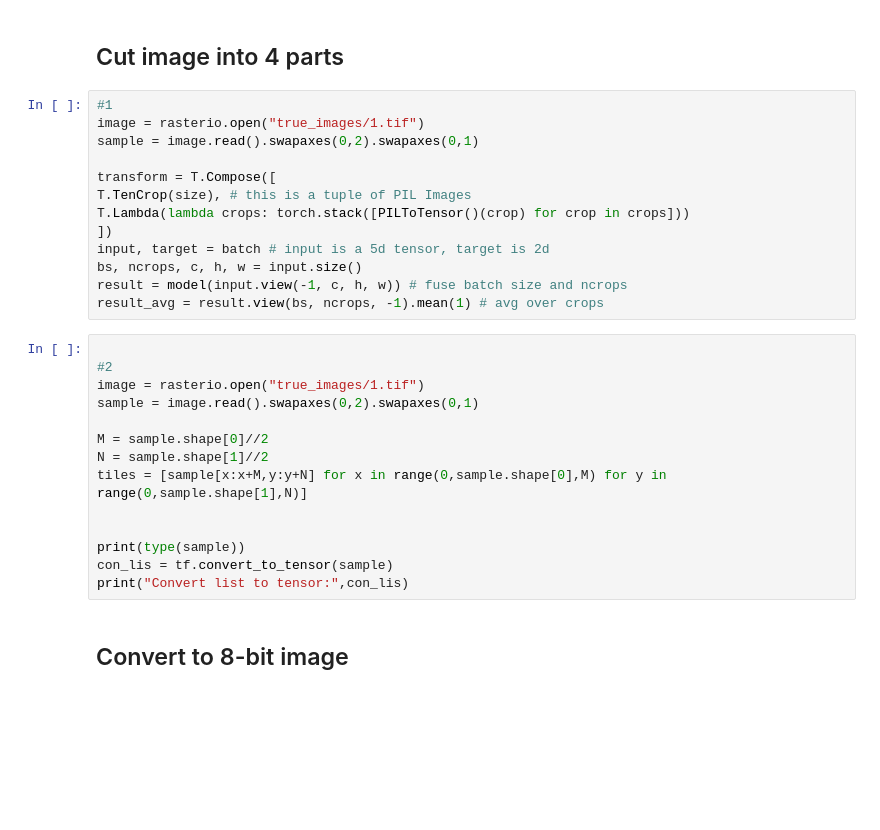
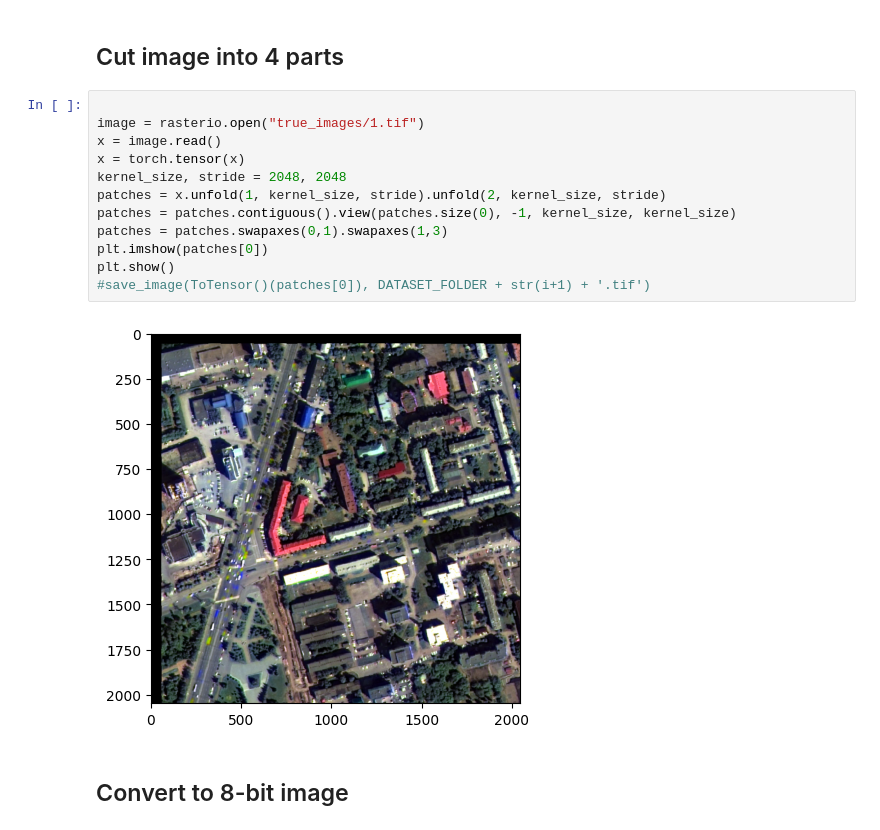
Before and after one commit to DrBorisgab/cv-corruption-research, a Jupyter notebook: preprocessing_images.ipynb, the cells around one changed output. Cells and saved outputs as stored; diff of their text form; blank space fills up the shorter version.

```diff
--- a/preprocessing_images.ipynb
+++ b/preprocessing_images.ipynb
@@ -46,33 +48,20 @@ for i in range(15):
     mask_sample.save(OUT_PATH)
 # %% [markdown]
 ## Cut image into 4 parts
-# %%
-#1
-image = rasterio.open("true_images/1.tif")
-sample = image.read().swapaxes(0,2).swapaxes(0,1)
-
-transform = T.Compose([
-T.TenCrop(size), # this is a tuple of PIL Images
-T.Lambda(lambda crops: torch.stack([PILToTensor()(crop) for crop in crops]))
-])
-input, target = batch # input is a 5d tensor, target is 2d
-bs, ncrops, c, h, w = input.size()
-result = model(input.view(-1, c, h, w)) # fuse batch size and ncrops
-result_avg = result.view(bs, ncrops, -1).mean(1) # avg over crops
-# %%
-
-#2
-image = rasterio.open("true_images/1.tif")
-sample = image.read().swapaxes(0,2).swapaxes(0,1)
-
-M = sample.shape[0]//2
-N = sample.shape[1]//2
-tiles = [sample[x:x+M,y:y+N] for x in range(0,sample.shape[0],M) for y in range(0,sample.shape[1],N)]
-
-
-print(type(sample))
-con_lis = tf.convert_to_tensor(sample)
-print("Convert list to tensor:",con_lis)
+# %%
+
+image = rasterio.open("true_images/1.tif")
+x = image.read()
+x = torch.tensor(x)
+kernel_size, stride = 2048, 2048
+patches = x.unfold(1, kernel_size, stride).unfold(2, kernel_size, stride)
+patches = patches.contiguous().view(patches.size(0), -1, kernel_size, kernel_size)
+patches = patches.swapaxes(0,1).swapaxes(1,3)
+plt.imshow(patches[0])
+plt.show()
+#save_image(ToTensor()(patches[0]), DATASET_FOLDER + str(i+1) + '.tif')
+# %% [output]
+[figure, added]
 # %% [markdown]
 
 ## Convert to 8-bit image
```
Also changed, not shown: parts of 1 cell of this notebook, 2 other files.
